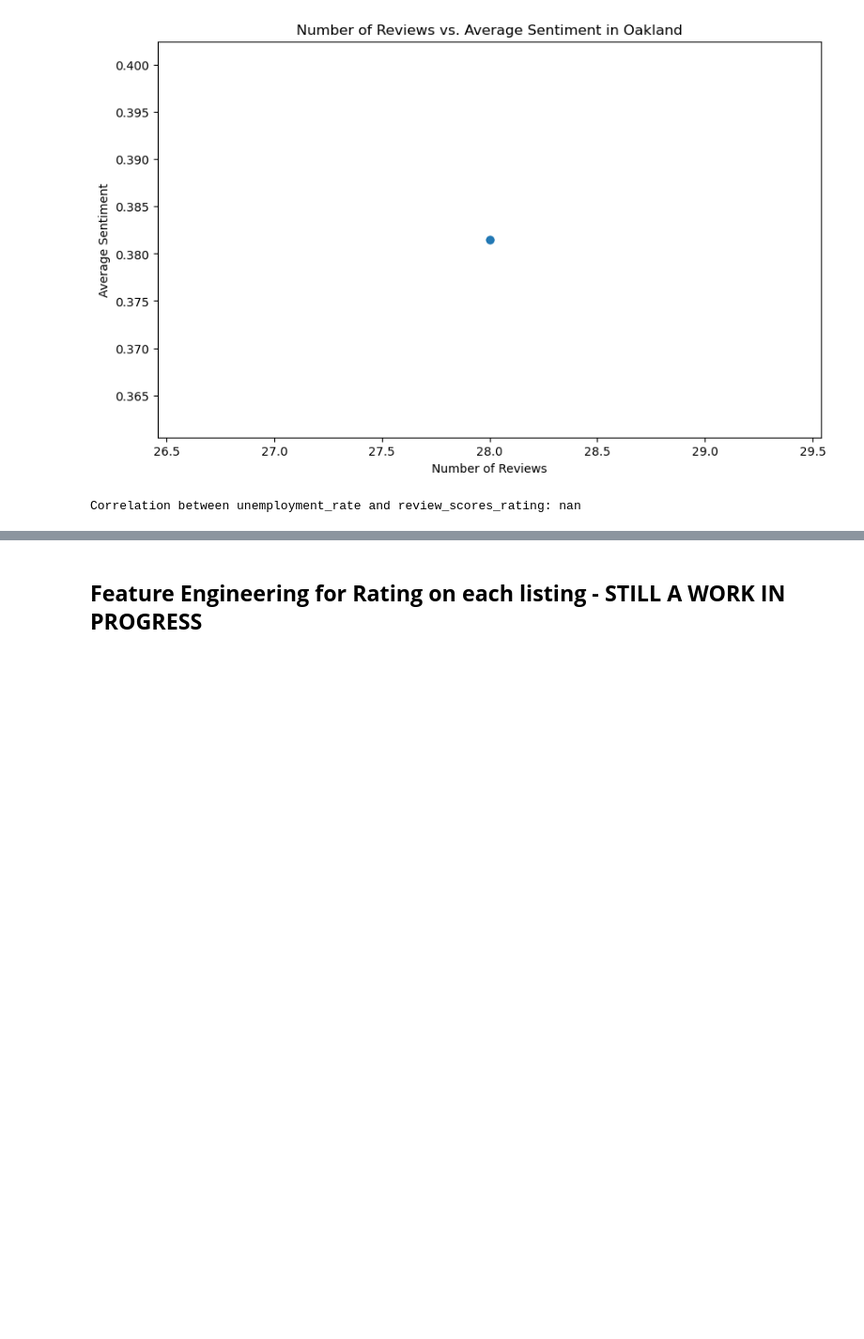
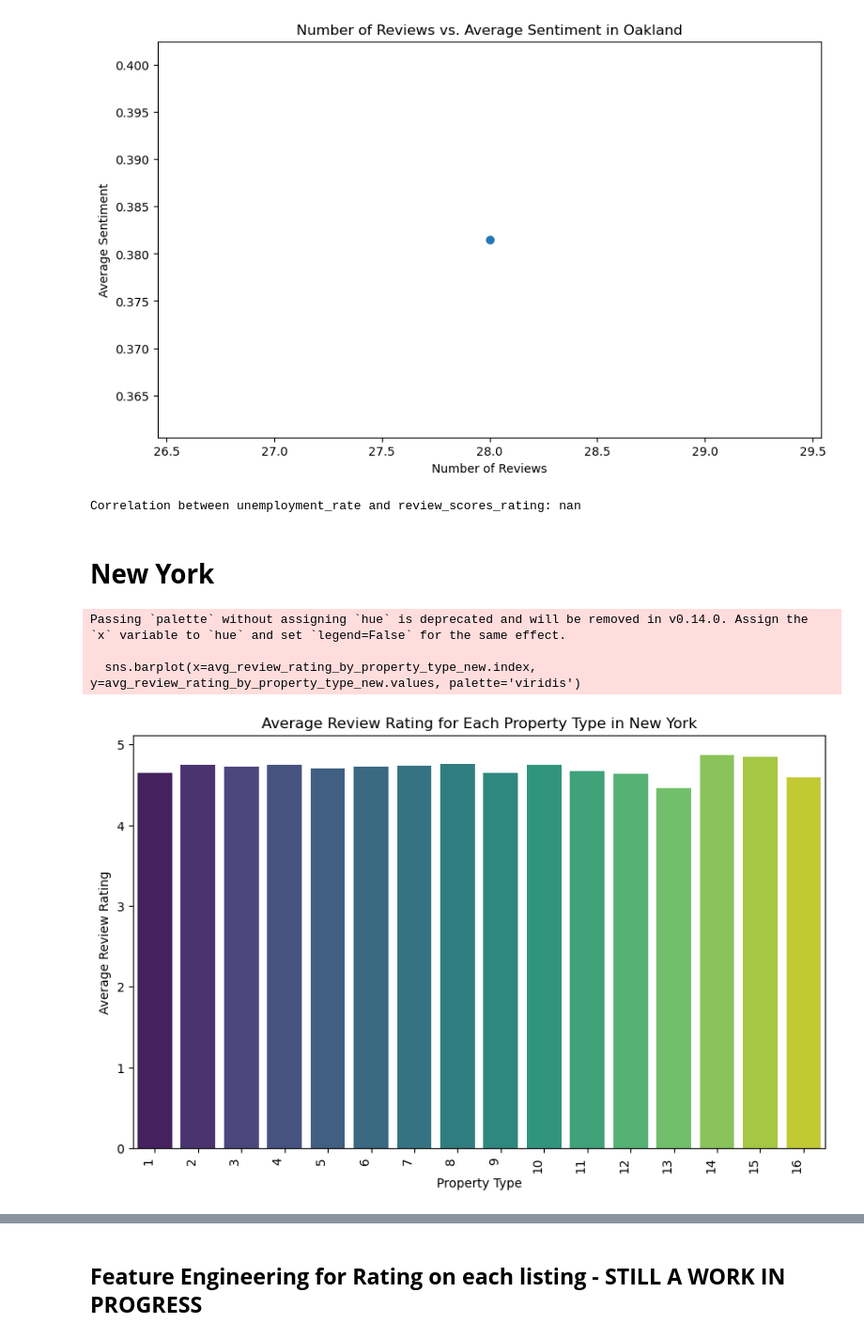
Before and after one commit to kflemming30/6505-Project, a Jupyter notebook: airbnb_data_exploration.ipynb, the cells around one changed output, grey strips where cells are left out. Shown at 94% size. Saved outputs shown, nothing was run; the diff lists cells and outputs as text; code cells hidden in the pictures; blank space fills up the shorter version.

Commit message:
Update airbnb_data_exploration.ipynb
Adding New York Data

```diff
--- a/airbnb_data_exploration.ipynb
+++ b/airbnb_data_exploration.ipynb
@@ -1413,3 +1413,28 @@ correlation_oak = Oakland_Data['unemployment_rate'].corr(Oakland_Data['review_sc
 print(f'Correlation between unemployment_rate and review_scores_rating: {correlation_oak}')
 # %% [output]
 Correlation between unemployment_rate and review_scores_rating: nan
+# %% [markdown]
+# **New York**
+# %%
+New_York_Data = analysis_df_selected_cities[analysis_df_selected_cities['city'] == 'New York']
+
+# Assuming you have a 'review_scores_rating' column in your DataFrame
+review_rating_columns = ['review_scores_rating']
+
+# Calculate average review rating for each property type in City_A
+avg_review_rating_by_property_type_new = New_York_Data.groupby('accommodates')['review_scores_rating'].mean().sort_values(ascending=False)
+
+# Plot a bar chart for the average review rating of each property type in City_A
+plt.figure(figsize=(10, 6))
+sns.barplot(x=avg_review_rating_by_property_type_new.index, y=avg_review_rating_by_property_type_new.values, palette='viridis')
+
+plt.title('Average Review Rating for Each Property Type in New York')
+plt.xlabel('Property Type')
+plt.ylabel('Average Review Rating')
+plt.xticks(rotation=90, ha='right')  # Rotate x-axis labels for better readability
+plt.show()
+# %% [output]
+Passing `palette` without assigning `hue` is deprecated and will be removed in v0.14.0. Assign the `x` variable to `hue` and set `legend=False` for the same effect.
+
+  sns.barplot(x=avg_review_rating_by_property_type_new.index, y=avg_review_rating_by_property_type_new.values, palette='viridis')
+[figure, added]
```
Also changed, not shown: parts of 2 cells of this notebook.
